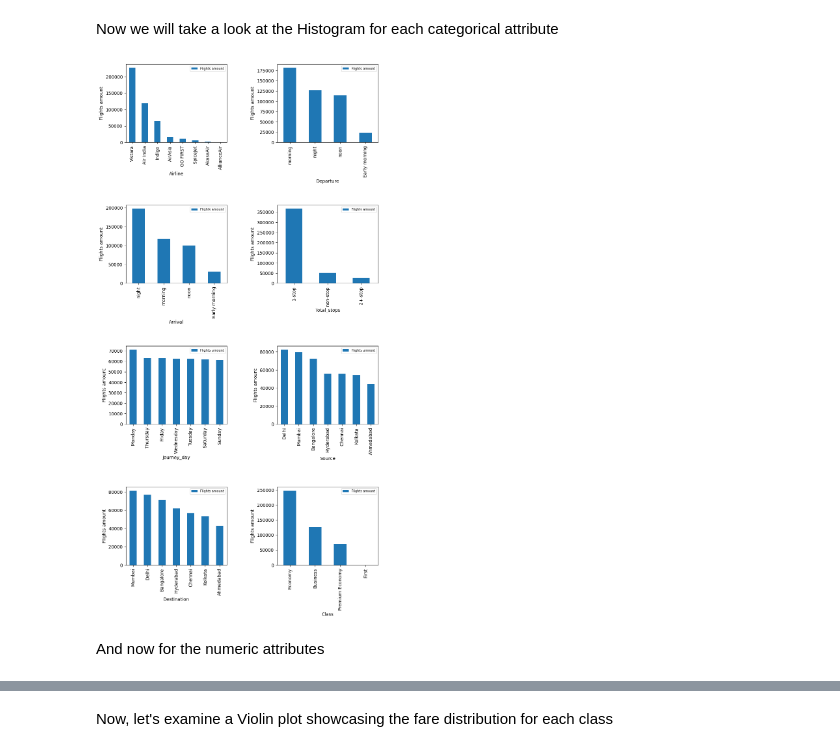
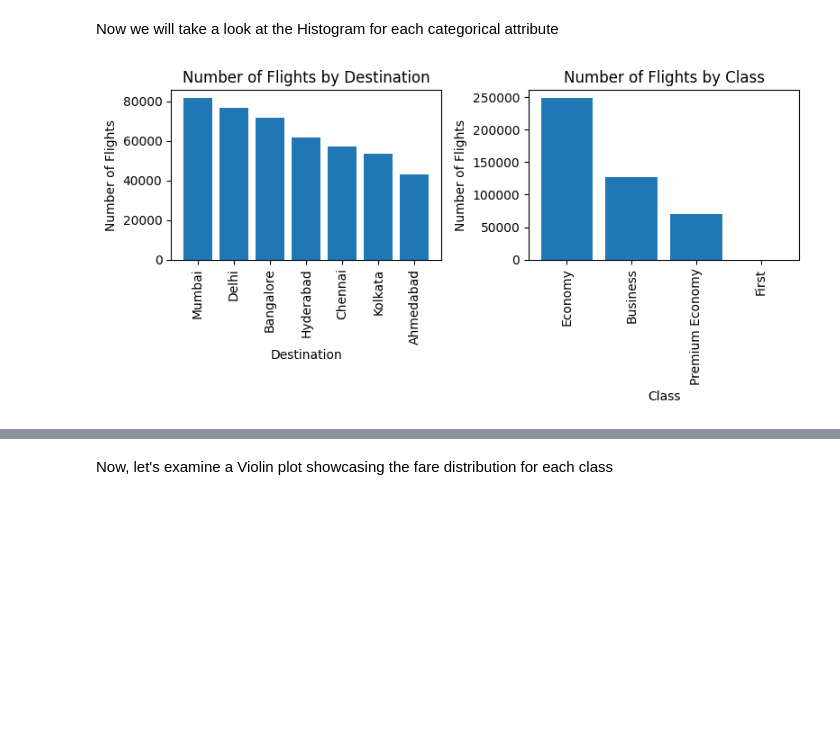
Before and after one commit to NoamGini/Tabular-data-science---Airfare, a Jupyter notebook: Pipeline.ipynb, the cells around one changed output, grey strips where cells are left out. Cells and saved outputs as stored; diff of their text form; code cells hidden in the pictures; blank space fills up the shorter version.

```diff
--- a/Pipeline.ipynb
+++ b/Pipeline.ipynb
@@ -223,39 +166,18 @@ To ensure that our training and test sets accurately represent the daily variati
 # %% [markdown]
 Now we will take a look at the Histogram for each categorical attribute
 # %%
+features = ['Destination', 'Class']
+fig, axes = plt.subplots(1, len(features), figsize=(8, 4))
 
-# Define the names of categorical columns to remove
-columns_to_remove = ["Date_of_journey", "Flight_code"]
+for i, feature in enumerate(features):
+    feature_counts = dtf[feature].value_counts()
+    axes[i].bar(feature_counts.index, feature_counts.values)
+    axes[i].set_title(f'Number of Flights by {feature.capitalize()}')
+    axes[i].set_xlabel(feature.capitalize())
+    axes[i].set_ylabel('Number of Flights')
+    axes[i].tick_params(axis='x', rotation=90)
 
-# Define the desired order of categorical columns
-desired_order = ["Airline", "Departure", "Arrival", "Total_stops", "Journey_day", "Source", "Destination", "Class"]
-
-# Filter categorical columns based on the condition and desired order
-categorical_columns_filtered = [c for c in desired_order if c not in columns_to_remove]
-
-n = len(categorical_columns_filtered)
-cols = 2
-max_bars = 8
-
-rows = (n // cols) + (1 if n % cols != 0 else 0)
-
-#generate a figures grid
-fig, axes = plt.subplots(rows,cols,figsize=(cols*5,rows*5))
-fig.subplots_adjust(hspace=0.8, wspace=0.5)
-
-for i,column in enumerate(categorical_columns_filtered):
-    #calculate the current place on the grid
-    r=int(i/cols)
-    c=i%cols
-
-    #create the "value counts" for the first <max_bars> categories
-    u=min(dtf[column].nunique(),max_bars)
-    vc = dtf[column].value_counts()[:u]
-
-    # plot a bar chart using Pandas
-    vc.plot(kind='bar',ax=axes[r,c], xlabel = column, ylabel = "Flights amount", label="Flights amount")
-    axes[r, c].legend(prop={'size':7})
+plt.tight_layout()
+plt.show()
 # %% [output]
-[figure, old version]
+[figure, new version]
-# %% [markdown]
-And now for the numeric attributes
```
Also changed, not shown: parts of 134 cells of this notebook.
